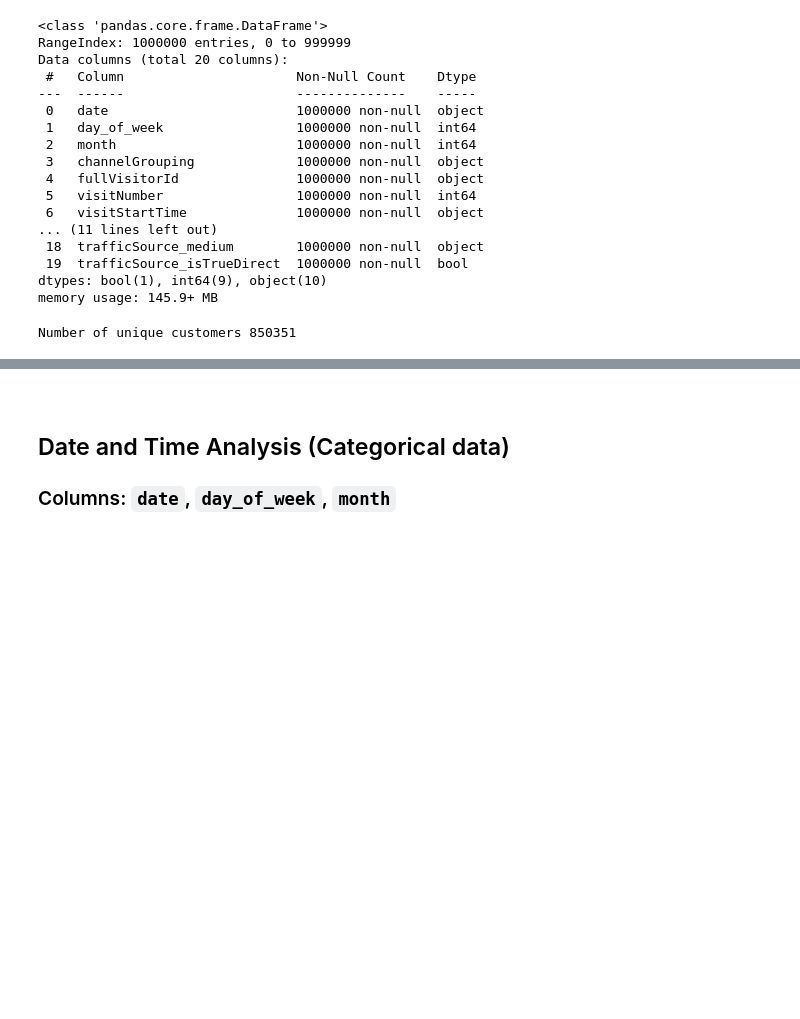
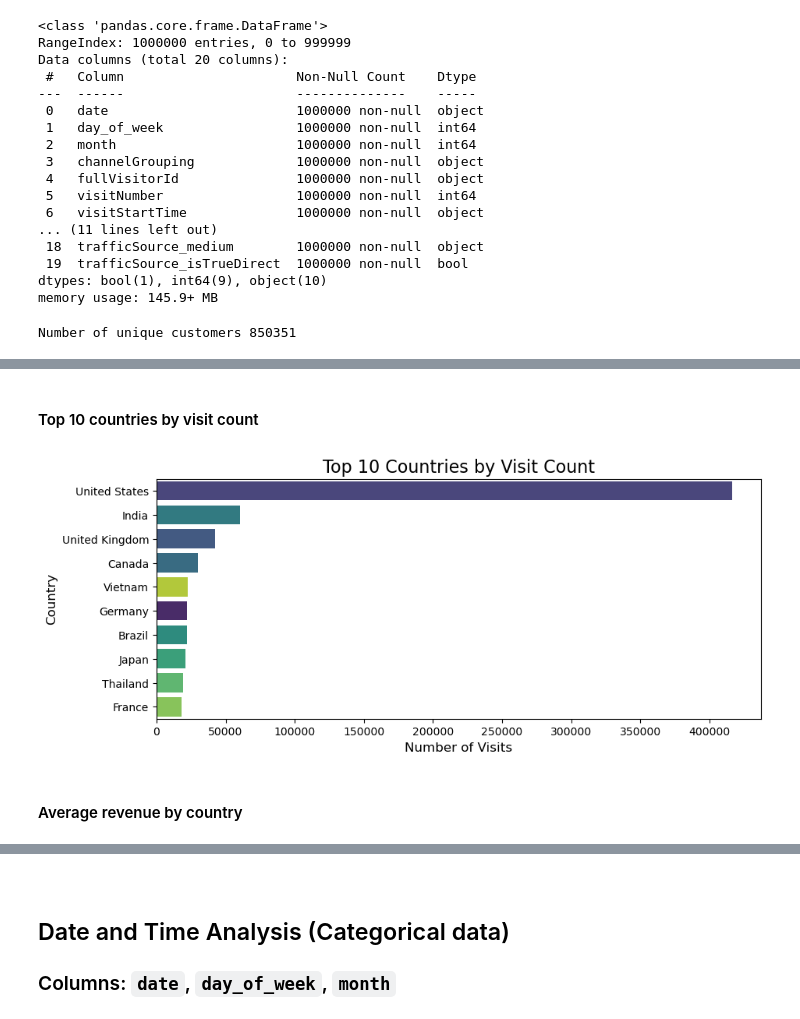
Before and after one commit to PaolaGaray/GA-CustomerRevenuePrediction, a Jupyter notebook: notebooks/EDA.ipynb, the cells around one changed output, grey strips where cells are left out. Saved outputs shown, nothing was run; the diff lists cells and outputs as text; code cells hidden in the pictures; blank space fills up the shorter version.

```diff
--- a/notebooks/EDA.ipynb
+++ b/notebooks/EDA.ipynb
@@ -51,0 +57,2 @@ Number of unique customers 850351
+# %% [markdown]
+#### Top 10 countries by visit count
@@ -51,0 +62,17 @@ Number of unique customers 850351
+# %%
+# Top 10 countries by visit count
+top_countries = df['geoNetwork_country'].value_counts().head(10).index
+# %%
+plt.figure(figsize=(10, 4))
+sns.countplot(y='geoNetwork_country', data=df[df['geoNetwork_country'].isin(top_countries)],
+              order=top_countries, palette="viridis",  hue= 'geoNetwork_country', legend=False)
+
+plt.title("Top 10 Countries by Visit Count", fontsize=16)
+plt.xlabel("Number of Visits", fontsize=12)
+plt.ylabel("Country", fontsize=12)
+
+plt.show()
+# %% [output]
+[figure, added]
+# %% [markdown]
+#### Average revenue by country
```
Also changed, not shown: parts of 24 cells of this notebook.
